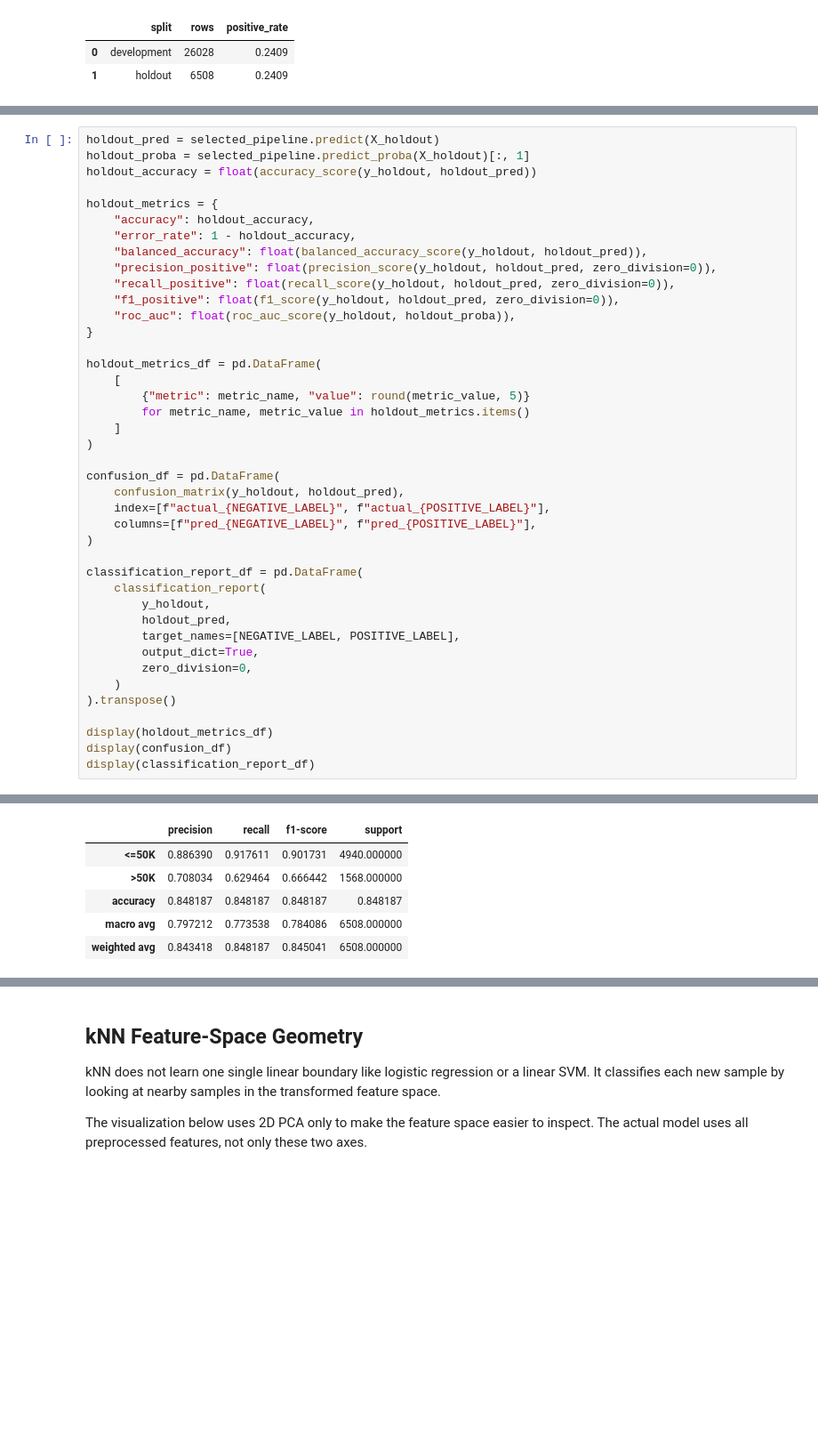
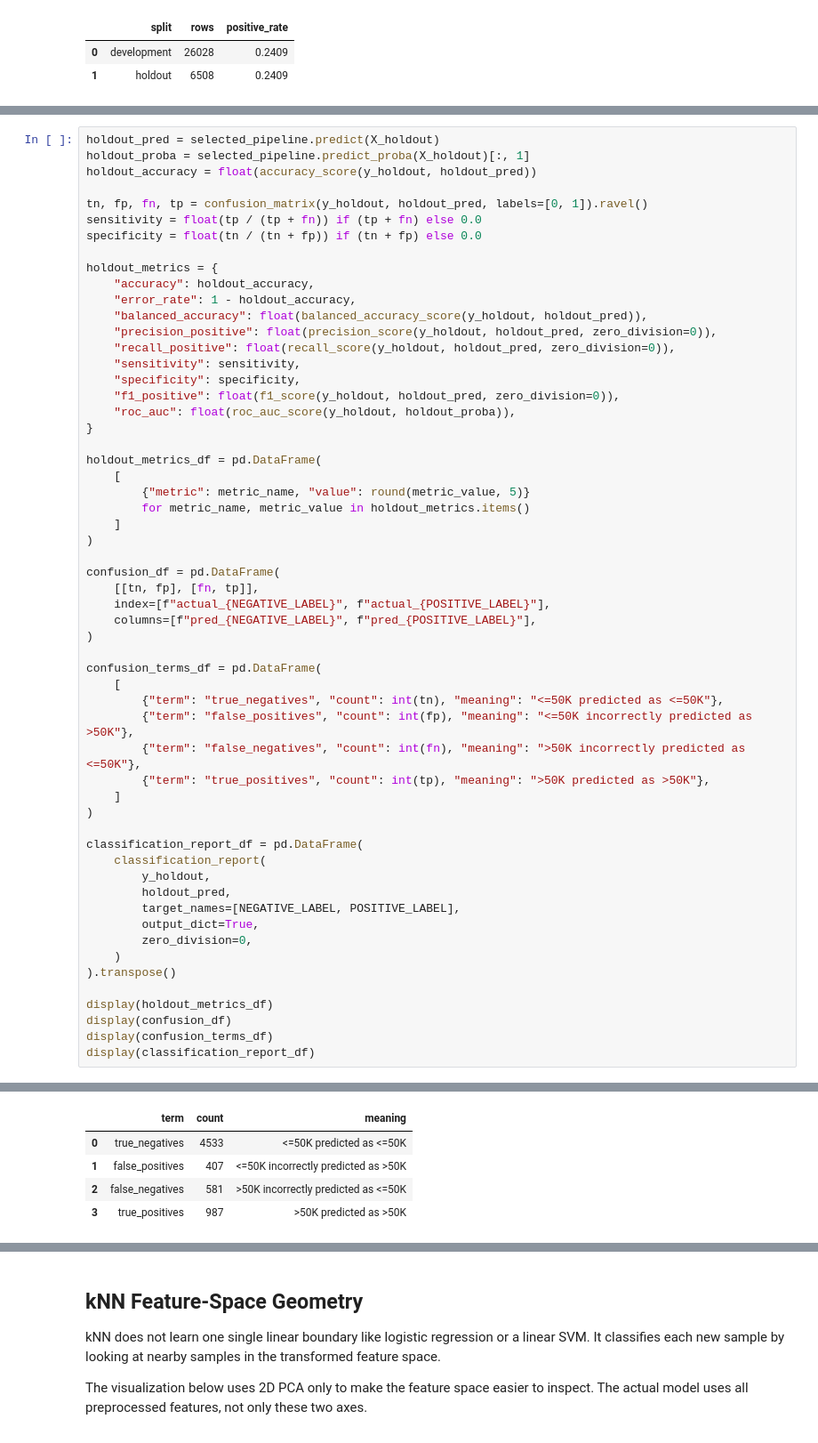
Before and after one commit to costadev00/classifier-adults-dataset, a Jupyter notebook: notebooks/03_knn_classifier.ipynb, the cells around one changed output, grey strips where cells are left out. Shown at 89% size. Cells and saved outputs as stored; diff of their text form; blank space fills up the shorter version.

```diff
--- a/notebooks/03_knn_classifier.ipynb
+++ b/notebooks/03_knn_classifier.ipynb
@@ -592,6 +599,10 @@ The main takeaway is that the model performs strongly on the majority class `<=5
 holdout_pred = selected_pipeline.predict(X_holdout)
 holdout_proba = selected_pipeline.predict_proba(X_holdout)[:, 1]
 holdout_accuracy = float(accuracy_score(y_holdout, holdout_pred))
+
+tn, fp, fn, tp = confusion_matrix(y_holdout, holdout_pred, labels=[0, 1]).ravel()
+sensitivity = float(tp / (tp + fn)) if (tp + fn) else 0.0
+specificity = float(tn / (tn + fp)) if (tn + fp) else 0.0
 
 holdout_metrics = {
     "accuracy": holdout_accuracy,
@@ -599,6 +610,8 @@ holdout_metrics = {
     "balanced_accuracy": float(balanced_accuracy_score(y_holdout, holdout_pred)),
     "precision_positive": float(precision_score(y_holdout, holdout_pred, zero_division=0)),
     "recall_positive": float(recall_score(y_holdout, holdout_pred, zero_division=0)),
+    "sensitivity": sensitivity,
+    "specificity": specificity,
     "f1_positive": float(f1_score(y_holdout, holdout_pred, zero_division=0)),
     "roc_auc": float(roc_auc_score(y_holdout, holdout_proba)),
 }
@@ -611,9 +624,18 @@ holdout_metrics_df = pd.DataFrame(
 )
 
 confusion_df = pd.DataFrame(
-    confusion_matrix(y_holdout, holdout_pred),
+    [[tn, fp], [fn, tp]],
     index=[f"actual_{NEGATIVE_LABEL}", f"actual_{POSITIVE_LABEL}"],
     columns=[f"pred_{NEGATIVE_LABEL}", f"pred_{POSITIVE_LABEL}"],
+)
+
+confusion_terms_df = pd.DataFrame(
+    [
+        {"term": "true_negatives", "count": int(tn), "meaning": "<=50K predicted as <=50K"},
+        {"term": "false_positives", "count": int(fp), "meaning": "<=50K incorrectly predicted as >50K"},
+        {"term": "false_negatives", "count": int(fn), "meaning": ">50K incorrectly predicted as <=50K"},
+        {"term": "true_positives", "count": int(tp), "meaning": ">50K predicted as >50K"},
+    ]
 )
 
 classification_report_df = pd.DataFrame(
@@ -628,6 +650,7 @@ classification_report_df = pd.DataFrame(
 
 display(holdout_metrics_df)
 display(confusion_df)
+display(confusion_terms_df)
 display(classification_report_df)
 # %% [output]
 |  | metric | value |
@@ -641,9 +666,8 @@ display(classification_report_df)
 |  | pred_<=50K | pred_>50K |
 | actual_<=50K | 4533 | 407 |
 | actual_>50K | 581 | 987 |
-|  | precision | recall | f1-score | support |
-| <=50K | 0.886390 | 0.917611 | 0.901731 | 4940.000000 |
-| >50K | 0.708034 | 0.629464 | 0.666442 | 1568.000000 |
-| accuracy | 0.848187 | 0.848187 | 0.848187 | 0.848187 |
-| macro avg | 0.797212 | 0.773538 | 0.784086 | 6508.000000 |
-| weighted avg | 0.843418 | 0.848187 | 0.845041 | 6508.000000 |
+|  | term | count | meaning |
+| 0 | true_negatives | 4533 | <=50K predicted as <=50K |
+| 1 | false_positives | 407 | <=50K incorrectly predicted as >50K |
+| 2 | false_negatives | 581 | >50K incorrectly predicted as <=50K |
+| 3 | true_positives | 987 | >50K predicted as >50K |
```
Also changed, not shown: parts of 6 cells of this notebook, 10 other files.
